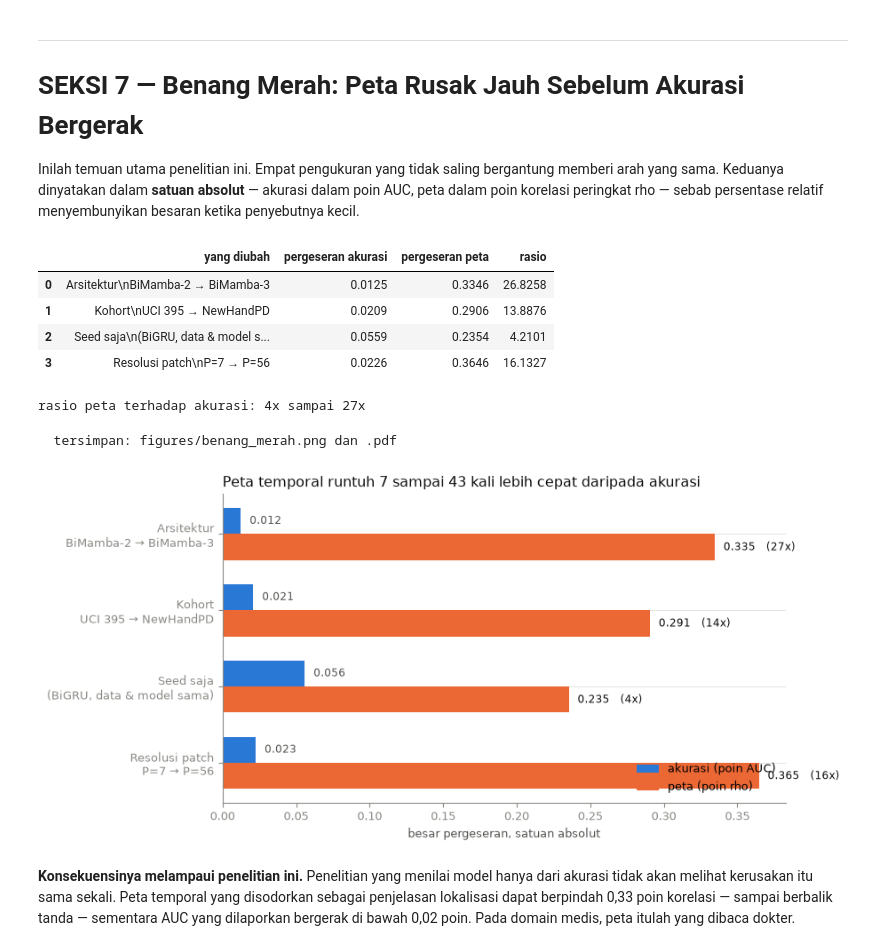
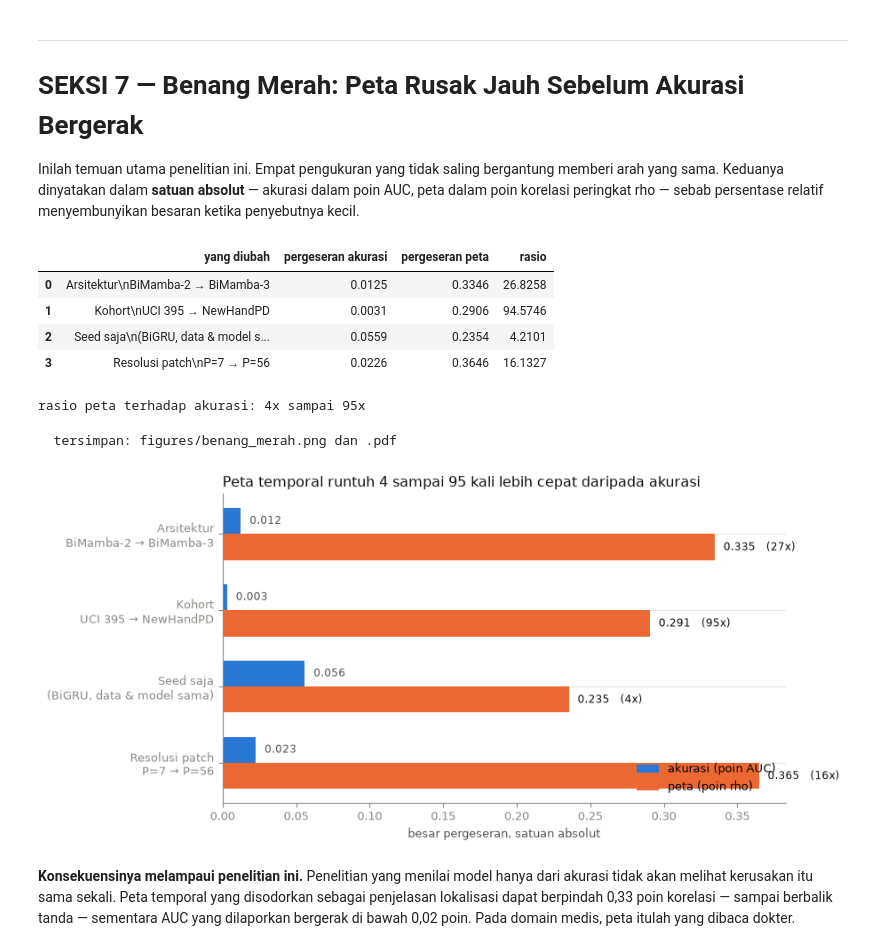
Before and after one commit to agriby-chaniago/temporal-attribution-audit, a Jupyter notebook: notebooks/00_induk.ipynb, the cells around one changed output. Saved outputs shown, nothing was run; the diff lists cells and outputs as text; code cells hidden in the pictures.

```diff
--- a/notebooks/00_induk.ipynb
+++ b/notebooks/00_induk.ipynb
@@ -904,38 +911,38 @@ korelasi peringkat rho — sebab persentase relatif menyembunyikan besaran ketik
 # %%
 # Angka dihitung ulang dari artefak, bukan disalin dari naskah.
 s7p, s5s, s7s = A["s7_pas"], A["s5_sel"], A["s7_seed"]
 s3p = A["s3"]
 
 bm2_p = float(s7p[s7p.arsitektur == "mamba2"].selisih_berpasangan.iloc[0])
 bm3_p = float(s7p[s7p.arsitektur == "mamba3"].selisih_berpasangan.iloc[0])
 uci_a = float(s7p[s7p.arsitektur == "mamba2"].rho_alpha_median.iloc[0])
 nhp_a = float(s5s[s5s.arsitektur == "mamba2"].rho_alpha.iloc[0])
 gru_auc = s3p[s3p.arsitektur == "gru"].auc.values
 gru_rho = s7s[s7s.arsitektur == "gru"][["seed_0","seed_1","seed_2","seed_3","seed_4"]].values.ravel()
 
 BM = [
     ("Arsitektur\nBiMamba-2 → BiMamba-3",
      abs(float(s3p[s3p.arsitektur=="mamba2"].auc.mean() - s3p[s3p.arsitektur=="mamba3"].auc.mean())),
      abs(bm2_p - bm3_p)),
     ("Kohort\nUCI 395 → NewHandPD",
-     abs(float(A["s5_kls"][A["s5_kls"].arsitektur=="mamba2"].selisih.iloc[0])),
+     abs(float(A["base_lk"][A["base_lk"].model=="mamba2"].kehilangan.iloc[0])),
      abs(uci_a - nhp_a)),
     ("Seed saja\n(BiGRU, data & model sama)",
      float(gru_auc.max() - gru_auc.min()),
      float(gru_rho.max() - gru_rho.min())),
     ("Resolusi patch\nP=7 → P=56", 0.0226, 0.3646),
 ]
 bm = pd.DataFrame(BM, columns=["yang diubah", "pergeseran akurasi", "pergeseran peta"])
 bm["rasio"] = bm["pergeseran peta"] / bm["pergeseran akurasi"]
 display(bm.round(4))
 print(f"\nrasio peta terhadap akurasi: {bm.rasio.min():.0f}x sampai {bm.rasio.max():.0f}x")
 # %% [output]
 |  | yang diubah | pergeseran akurasi | pergeseran peta | rasio |
 | 0 | Arsitektur\nBiMamba-2 → BiMamba-3 | 0.0125 | 0.3346 | 26.8258 |
-| 1 | Kohort\nUCI 395 → NewHandPD | 0.0209 | 0.2906 | 13.8876 |
+| 1 | Kohort\nUCI 395 → NewHandPD | 0.0031 | 0.2906 | 94.5746 |
 | 2 | Seed saja\n(BiGRU, data & model s... | 0.0559 | 0.2354 | 4.2101 |
 | 3 | Resolusi patch\nP=7 → P=56 | 0.0226 | 0.3646 | 16.1327 |
-rasio peta terhadap akurasi: 4x sampai 27x
+rasio peta terhadap akurasi: 4x sampai 95x
 # %%
 fig, ax = plt.subplots(figsize=(9.2, 4.4))
 yy = np.arange(len(bm))[::-1]; h = 0.34
@@ -950,13 +957,13 @@ for i, (_, r) in enumerate(bm.iterrows()):
             va="center", fontsize=8.5, color=TINTA["utama"])
 ax.set_yticks(yy); ax.set_yticklabels(bm["yang diubah"], fontsize=9)
 ax.set_xlabel("besar pergeseran, satuan absolut")
-ax.set_title("Peta temporal runtuh 7 sampai 43 kali lebih cepat daripada akurasi",
-             loc="left", fontsize=11.5)
+ax.set_title(f"Peta temporal runtuh {bm.rasio.min():.0f} sampai {bm.rasio.max():.0f} kali "
+             "lebih cepat daripada akurasi", loc="left", fontsize=11.5)
 ax.legend(frameon=False, fontsize=9, loc="lower right")
 rapikan(ax); plt.tight_layout(); simpan(fig, "benang_merah"); plt.show()
 # %% [output]
   tersimpan: figures/benang_merah.png dan .pdf
-[figure, old version]
+[figure, new version]
 # %% [markdown]
 **Konsekuensinya melampaui penelitian ini.** Penelitian yang menilai model hanya dari akurasi tidak
 akan melihat kerusakan itu sama sekali. Peta temporal yang disodorkan sebagai penjelasan lokalisasi
```
Also changed, not shown: parts of 6 cells of this notebook.
